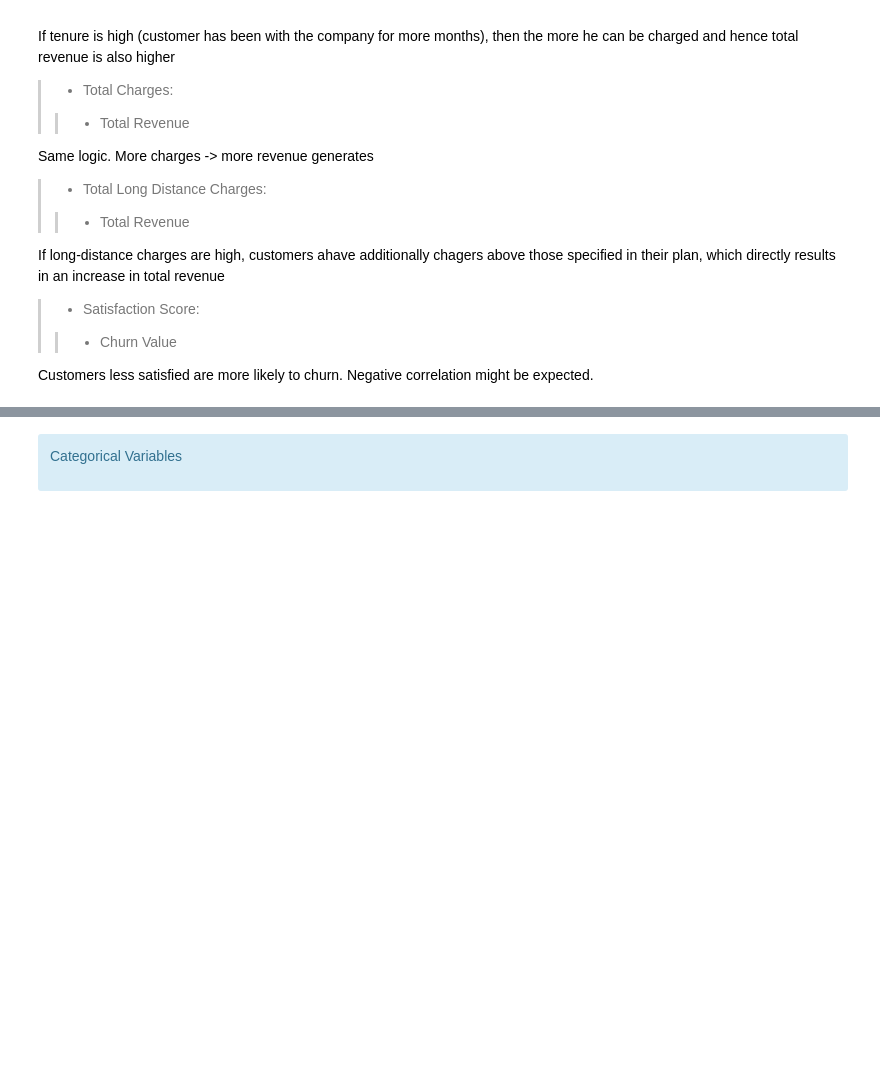
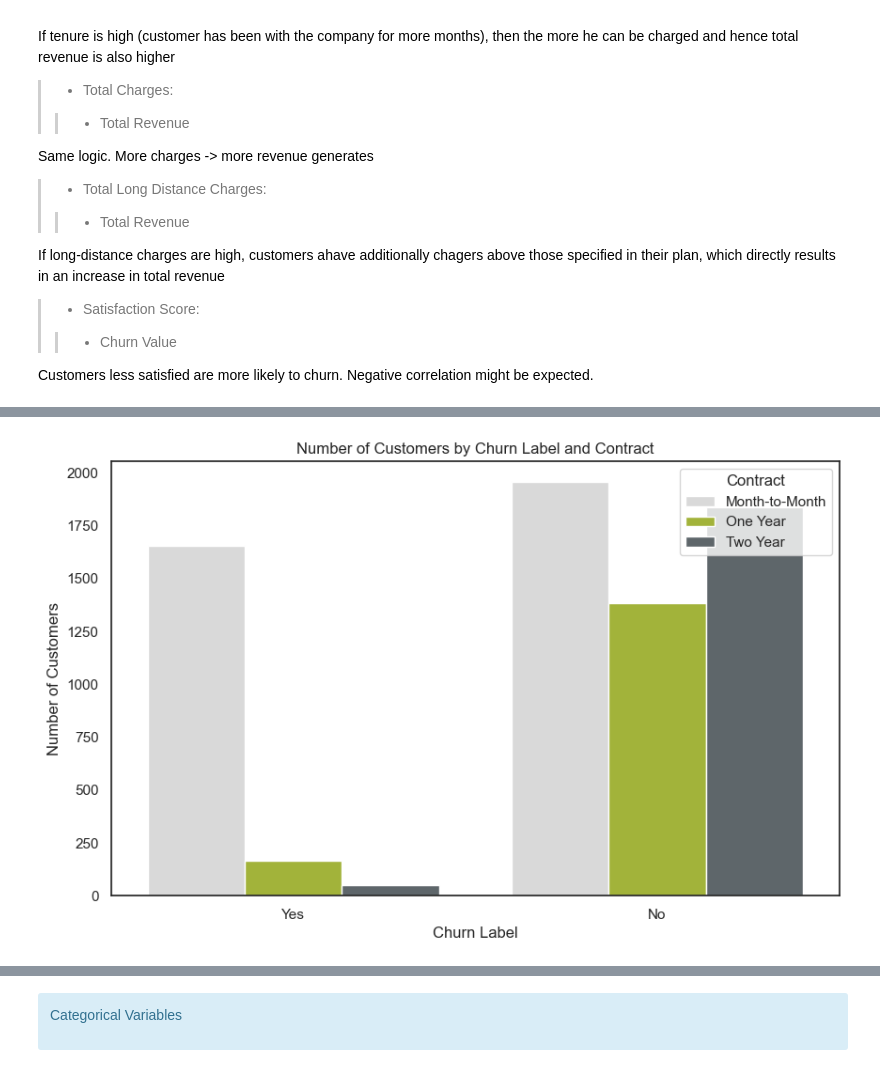
Before and after one commit to sarasustelosantos/bootcamp_group, a Jupyter notebook: 01_data_exploration.ipynb, the cells around one changed output, grey strips where cells are left out. Saved outputs shown, nothing was run; the diff lists cells and outputs as text; code cells hidden in the pictures; blank space fills up the shorter version.

```diff
--- a/01_data_exploration.ipynb
+++ b/01_data_exploration.ipynb
@@ -483,0 +510,23 @@ Customers less satisfied are more likely to churn. Negative correlation might be
+# %%
+# Define the color palette
+colors = {'Month-to-Month': '#D9D9D9', 'One Year': '#B0C726', 'Two Year': '#5C666C'}
+
+# Set the style of the visualization
+sns.set(style="white")
+
+# Create a countplot with custom colors
+plt.figure(figsize=(10, 6))
+sns.countplot(x='Churn Label', hue='Contract', data=df, palette=colors)
+
+# Set labels and title
+plt.xlabel('Churn Label')
+plt.ylabel('Number of Customers')
+plt.title('Number of Customers by Churn Label and Contract')
+
+# Save the plot
+plt.savefig('outputs/Number of Customers by Churn Label and Contract.png', bbox_inches='tight', transparent=True)
+
+# Show the plot
+plt.show()
+# %% [output]
+[figure, added]
```
Also changed, not shown: parts of 17 cells of this notebook, 5 other files.
